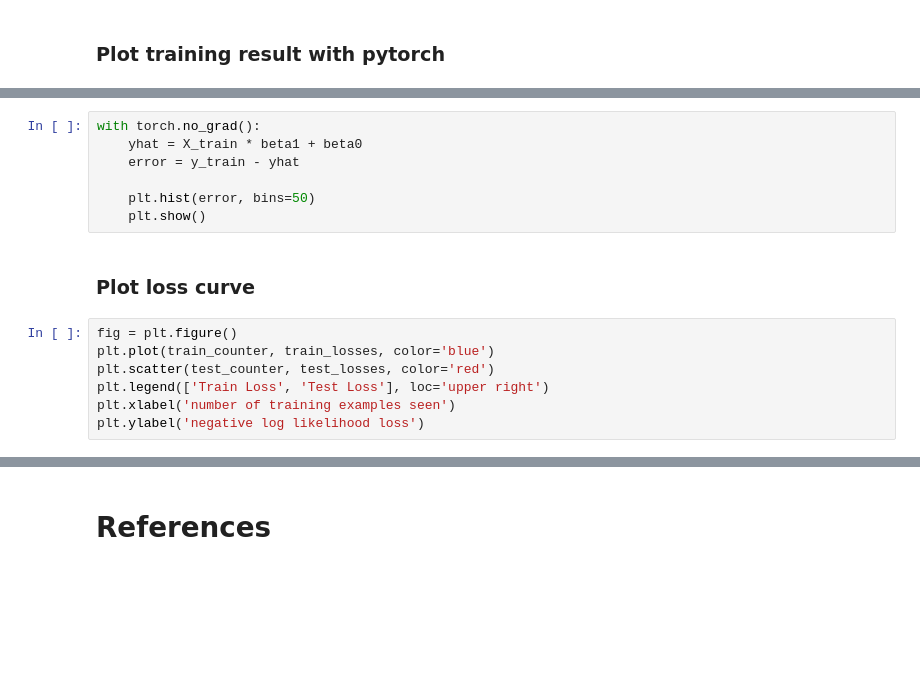
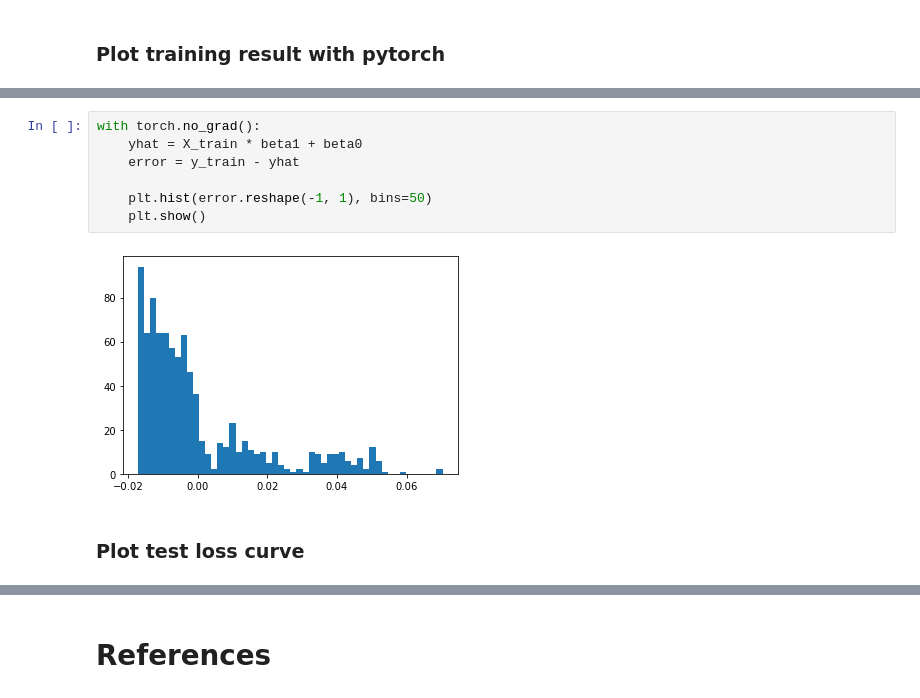
Before and after one commit to eon129/pytorch_tests, a Jupyter notebook: LinearExample.ipynb, the cells around one changed output, grey strips where cells are left out. Cells and saved outputs as stored; diff of their text form; blank space fills up the shorter version.

```diff
--- a/LinearExample.ipynb
+++ b/LinearExample.ipynb
@@ -280,16 +284,11 @@ B0: [0.03506151], B1: [[-0.689587]]
-# %%
-with torch.no_grad():
-    yhat = X_train * beta1 + beta0
-    error = y_train - yhat
-
-    plt.hist(error, bins=50)
-    plt.show()
-# %% [markdown]
-### Plot loss curve
-# %%
-fig = plt.figure()
-plt.plot(train_counter, train_losses, color='blue')
-plt.scatter(test_counter, test_losses, color='red')
-plt.legend(['Train Loss', 'Test Loss'], loc='upper right')
-plt.xlabel('number of training examples seen')
-plt.ylabel('negative log likelihood loss')
+# %%
+with torch.no_grad():
+    yhat = X_train * beta1 + beta0
+    error = y_train - yhat
+
+    plt.hist(error.reshape(-1, 1), bins=50)
+    plt.show()
+# %% [output]
+[figure, added]
+# %% [markdown]
+### Plot test loss curve
```
Also changed, not shown: parts of 32 cells of this notebook.
